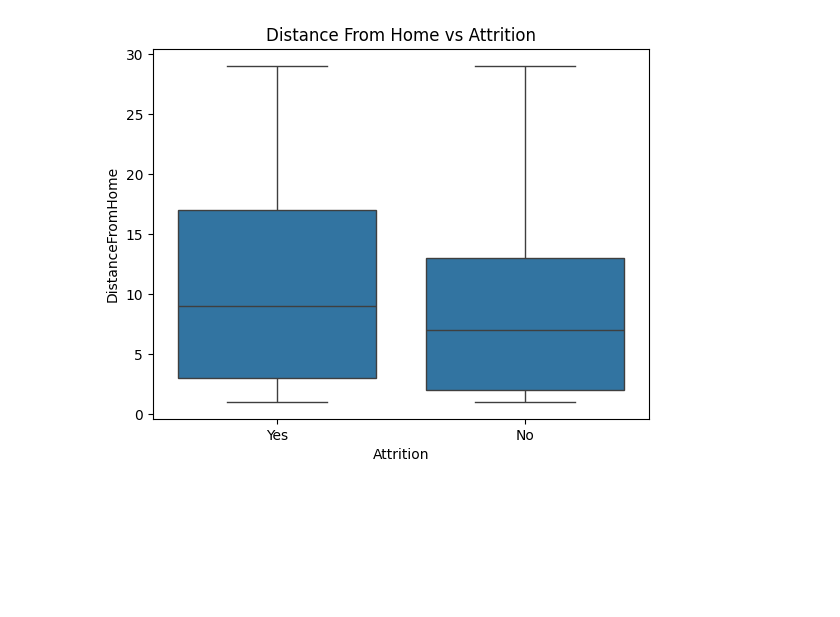
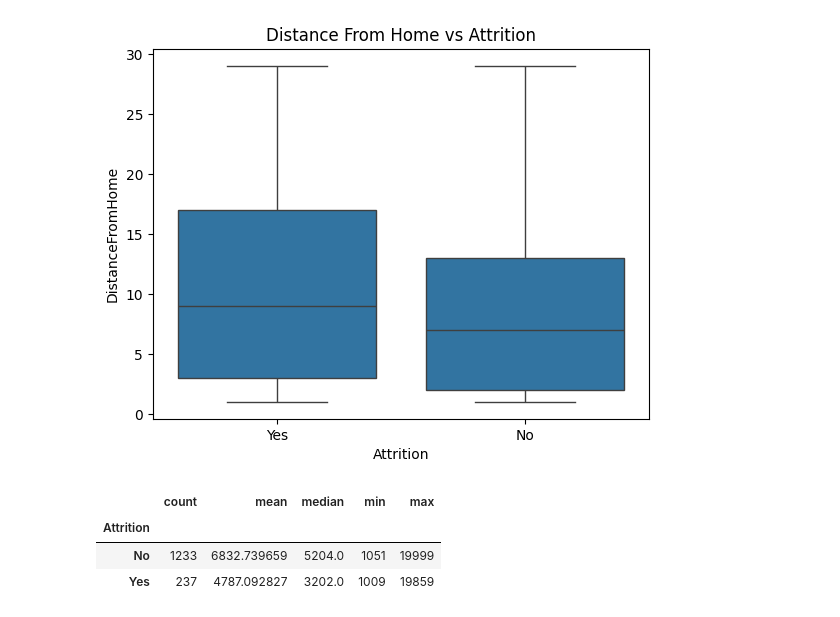
Before and after one commit to tusharkantnandi99/IBM-HR-Analytics-Project, a Jupyter notebook: notebooks/03_data_eda.ipynb, the cells around one changed output. Saved outputs shown, nothing was run; the diff lists cells and outputs as text; code cells hidden in the pictures; blank space fills up the shorter version.

```diff
--- a/notebooks/03_data_eda.ipynb
+++ b/notebooks/03_data_eda.ipynb
@@ -234,3 +234,10 @@ plt.title('Distance From Home vs Attrition')
 plt.show()
 # %% [output]
 [figure]
+# %%
+df.groupby('Attrition')['MonthlyIncome'].agg(['count','mean','median','min','max'])
+# %% [output]
+|  | count | mean | median | min | max |
+| Attrition |  |  |  |  |  |
+| No | 1233 | 6832.739659 | 5204.0 | 1051 | 19999 |
+| Yes | 237 | 4787.092827 | 3202.0 | 1009 | 19859 |
```
Also changed, not shown: parts of 1 cell of this notebook.
